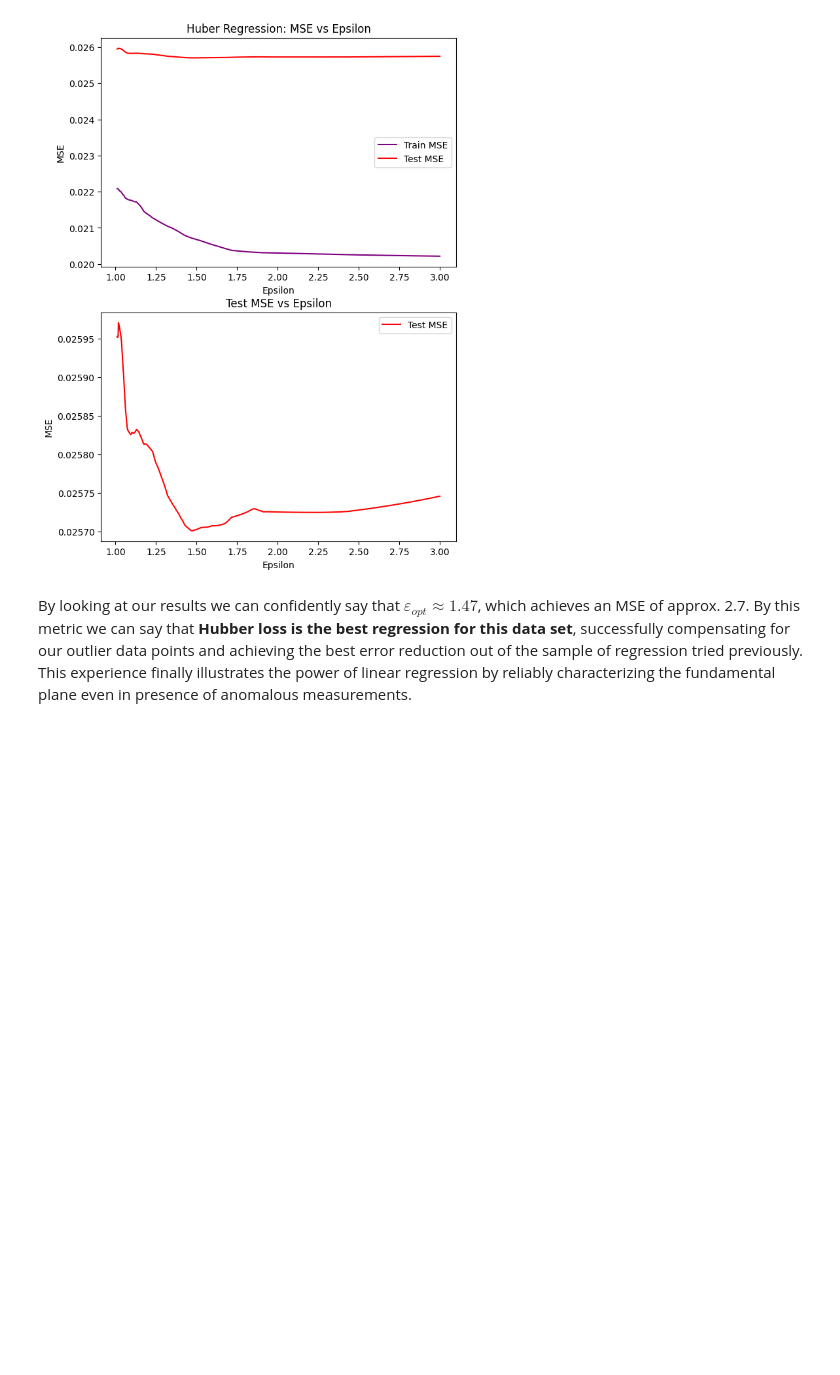
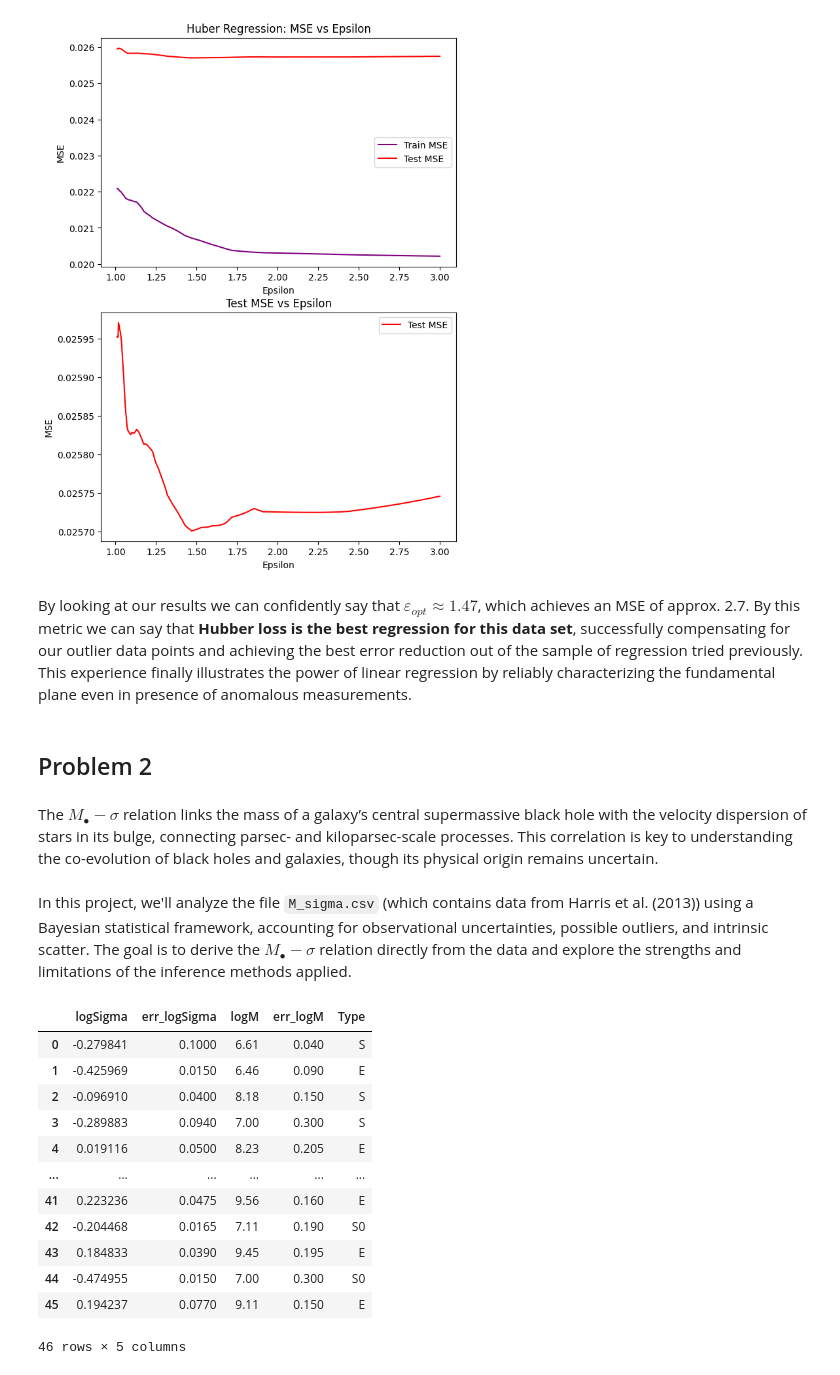
Before and after one commit to conichito/AS4501, a Jupyter notebook: Homework 1/Tarea-1.ipynb, the cells around one changed output. Drawn from its saved outputs; the diff is of its cells as text; code cells hidden in the pictures; blank space fills up the shorter version.

```diff
--- a/Homework 1/Tarea-1.ipynb
+++ b/Homework 1/Tarea-1.ipynb
@@ -29,6 +29,10 @@ from sklearn.preprocessing import PolynomialFeatures
 from sklearn.linear_model import Lasso
 from sklearn.linear_model import Ridge
 from sklearn.linear_model import HuberRegressor
+
+# Configs
+
+pd.set_option('display.max_rows', 10)
 # %% [markdown]
 ## Problem 1
 # %% [markdown]
@@ -444,3 +448,27 @@ plt.show()
 [figure]
 # %% [markdown]
 By looking at our results we can confidently say that $\varepsilon_{opt} \approx 1.47$, which achieves an MSE of approx. 2.7. By this metric we can say that **Hubber loss is the best regression for this data set**, successfully compensating for our outlier data points and achieving the best error reduction out of the sample of regression tried previously. This experience finally illustrates the power of linear regression by reliably characterizing the fundamental plane even in presence of anomalous measurements.
+# %% [markdown]
+## Problem 2
+# %% [markdown]
+The $M_\bullet - \sigma$ relation links the mass of a galaxy’s central supermassive black hole with the velocity dispersion of stars in its bulge, connecting parsec- and kiloparsec-scale processes. This correlation is key to understanding the co-evolution of black holes and galaxies, though its physical origin remains uncertain.
+# %% [markdown]
+In this project, we'll analyze the file `M_sigma.csv` (which contains data from Harris et al. (2013)) using a Bayesian statistical framework, accounting for observational uncertainties, possible outliers, and intrinsic scatter. The goal is to derive the $M_\bullet - \sigma$ relation directly from the data and explore the strengths and limitations of the inference methods applied.
+# %%
+# We load and visualize the data
+data = pd.read_csv("M_sigma.csv")
+data
+# %% [output]
+|  | logSigma | err_logSigma | logM | err_logM | Type |
+| 0 | -0.279841 | 0.1000 | 6.61 | 0.040 | S |
+| 1 | -0.425969 | 0.0150 | 6.46 | 0.090 | E |
+| 2 | -0.096910 | 0.0400 | 8.18 | 0.150 | S |
+| 3 | -0.289883 | 0.0940 | 7.00 | 0.300 | S |
+| 4 | 0.019116 | 0.0500 | 8.23 | 0.205 | E |
+| ... | ... | ... | ... | ... | ... |
+| 41 | 0.223236 | 0.0475 | 9.56 | 0.160 | E |
+| 42 | -0.204468 | 0.0165 | 7.11 | 0.190 | S0 |
+| 43 | 0.184833 | 0.0390 | 9.45 | 0.195 | E |
+| 44 | -0.474955 | 0.0150 | 7.00 | 0.300 | S0 |
+| 45 | 0.194237 | 0.0770 | 9.11 | 0.150 | E |
+46 rows × 5 columns
```
Also changed, not shown: parts of 4 cells of this notebook.
